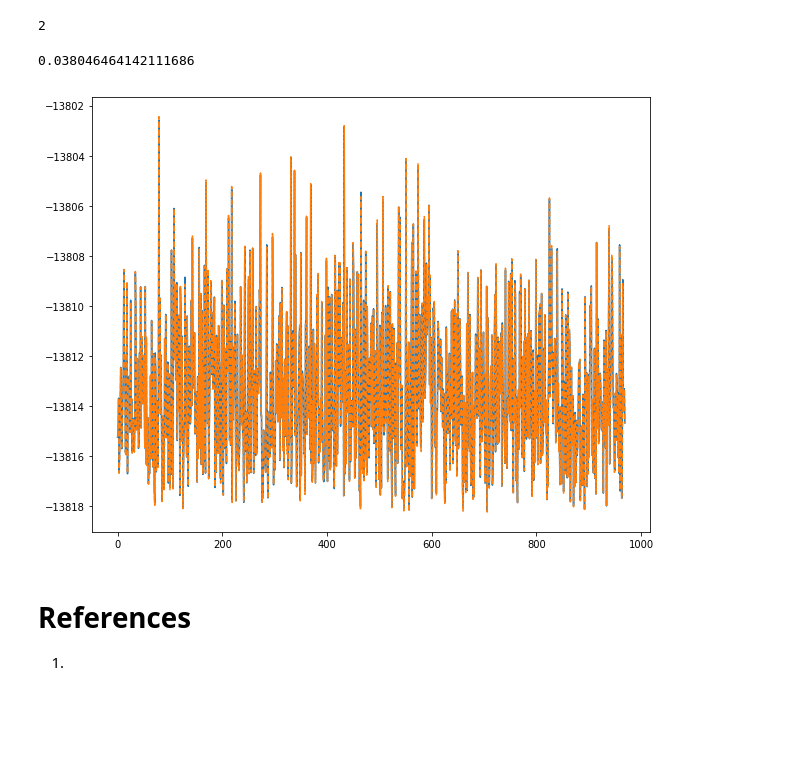
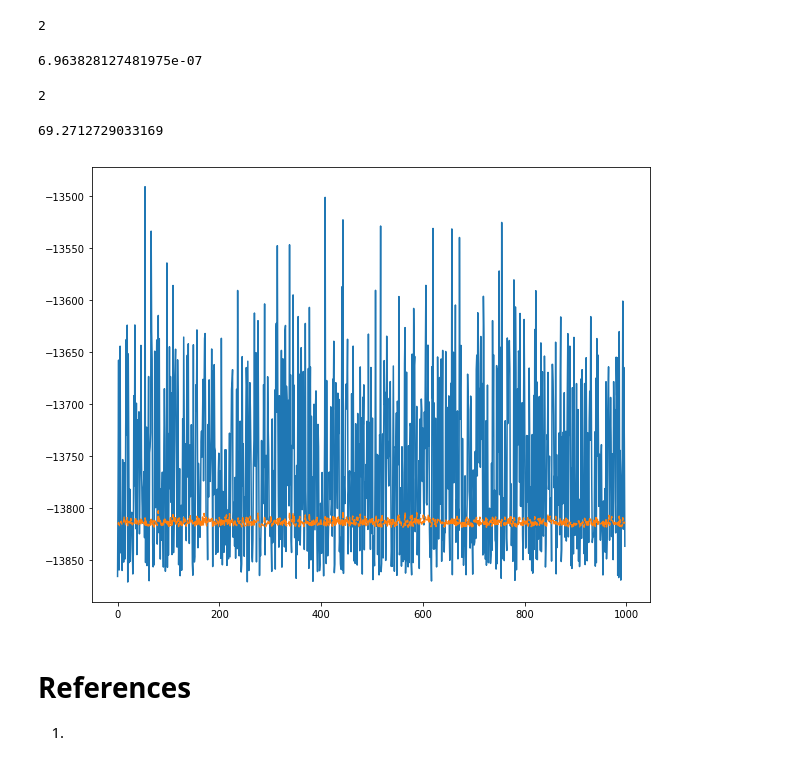
Before and after one commit to simonbatzner/RSI, a Jupyter notebook: RSI 2018-Yatin Chandar.ipynb, the cells around one changed output. Saved outputs shown, nothing was run; the diff lists cells and outputs as text; code cells hidden in the pictures; blank space fills up the shorter version.

Commit message:
added error for training and test gaussian

```diff
--- a/RSI 2018-Yatin Chandar.ipynb
+++ b/RSI 2018-Yatin Chandar.ipynb
@@ -205,10 +193,9 @@ plt.plot(target)
 # %%
 from sklearn.gaussian_process import GaussianProcessRegressor
 
-gp = GaussianProcessRegressor(n_restarts_optimizer=10)
-gp.fit(data, target)
-target_pred, std = gp.predict(test, return_std=True)
+def run_gaussian(data, target, tester):
+    gp = GaussianProcessRegressor(n_restarts_optimizer=20)
+    gp.fit(data, target)
+    target_pred, std = gp.predict(tester, return_std=True)
 
-plt.figure(figsize = (10, 8))
-plt.plot(target_pred)
-plt.plot(target, '--')
+    return (target_pred)
@@ -293,12 +202,3 @@ def split(X):
-# %%
-from sklearn.gaussian_process import GaussianProcessRegressor
-
-def run_gaussian(data, target, tester):
-    gp = GaussianProcessRegressor(n_restarts_optimizer=10)
-    gp.fit(data, target)
-    target_pred, std = gp.predict(tester, return_std=True)
-
-    return (target_pred)
 # %%
 def plot_predict(pred, correct):
     plt.figure(figsize = (10, 8))
@@ -310,15 +210,22 @@ from sklearn.metrics import mean_absolute_error
 def error_det(pred, correct):
     err = mean_absolute_error(correct, pred)
     return err
+# %%
+training, trainingenergy, test, testenergy = split(dataset)
+target_pred_t = run_gaussian(training, trainingenergy, training)
+error_det(trainingenergy, target_pred_t)
+# %% [output]
+2
+6.963828127481975e-07
 # %%
-split(dataset)
-run_gaussian(training, trainingenergy, test)
+training, trainingenergy, test, testenergy = split(dataset)
+target_pred = run_gaussian(training, trainingenergy, test)
 plot_predict(target_pred, testenergy)
 error_det(testenergy, target_pred)
 # %% [output]
 2
-0.038046464142111686
+69.2712729033169
-[figure, old version]
+[figure, new version]
 # %% [markdown]
 # References
 1.
```
Also changed, not shown: parts of 7 cells of this notebook.
